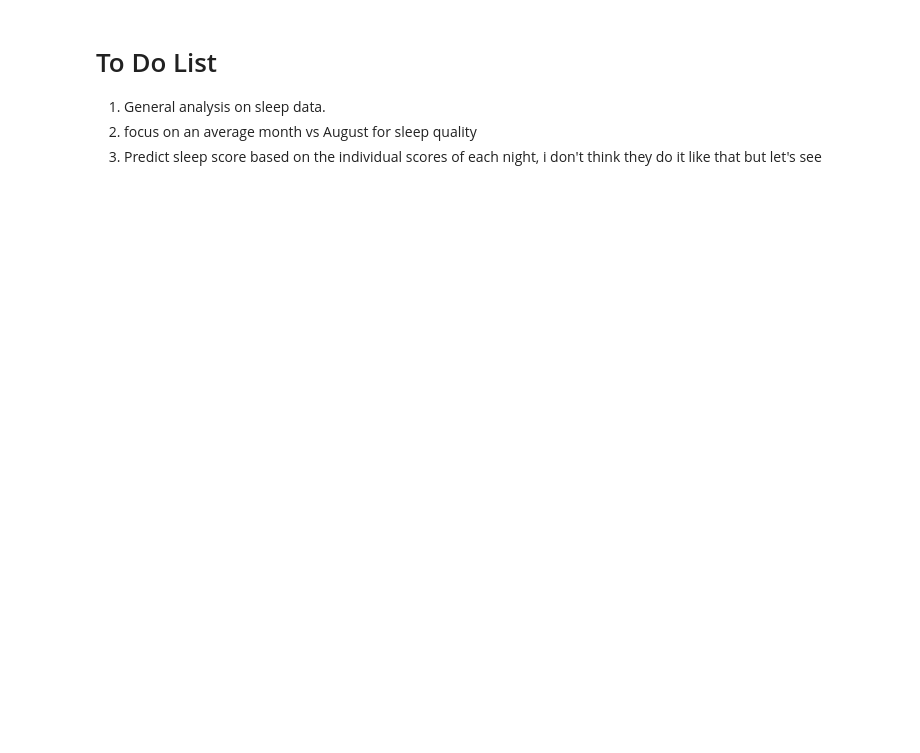
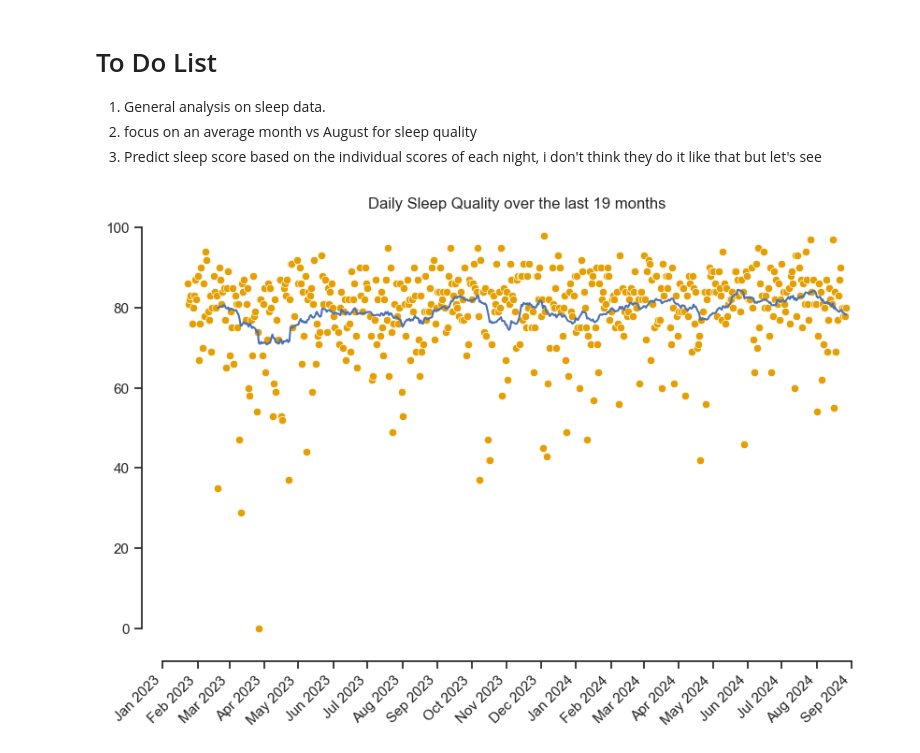
Before and after one commit to AndreaMariani-AM/Garmin_data_playground, a Jupyter notebook: notebooks/sleep.ipynb, the cells around one changed output. Saved outputs shown, nothing was run; the diff lists cells and outputs as text; code cells hidden in the pictures; blank space fills up the shorter version.

Commit message:
updating sleep analysis

```diff
--- a/notebooks/sleep.ipynb
+++ b/notebooks/sleep.ipynb
@@ -41,3 +41,17 @@ except (GarthException, FileNotFoundError):
 garth.save(GARTH_HOME)
 
 #garth.resume("~/.garth")
+# %%
+# retrive sleep data
+daily_sleep = pd.DataFrame(garth.DailySleep.list(period=365*2))
+
+daily_sleep["calendar_date"] = pd.to_datetime(daily_sleep["calendar_date"])
+daily_sleep.set_index("calendar_date", inplace=True)
+daily_sleep['rolling_average'] = daily_sleep['value'].rolling(window=28).mean()
+daily_sleep
+
+# Plot full sleep data
+sleep_functions.plt_sleep(daily_sleep, colors=["#E69F00"])
+#sns.lineplot(data=daily_sleep.roll, legend=False, palette=["#56B4E9"])
+# %% [output]
+[figure, added]
```
Also changed, not shown: parts of 8 cells of this notebook, 1 other file.
